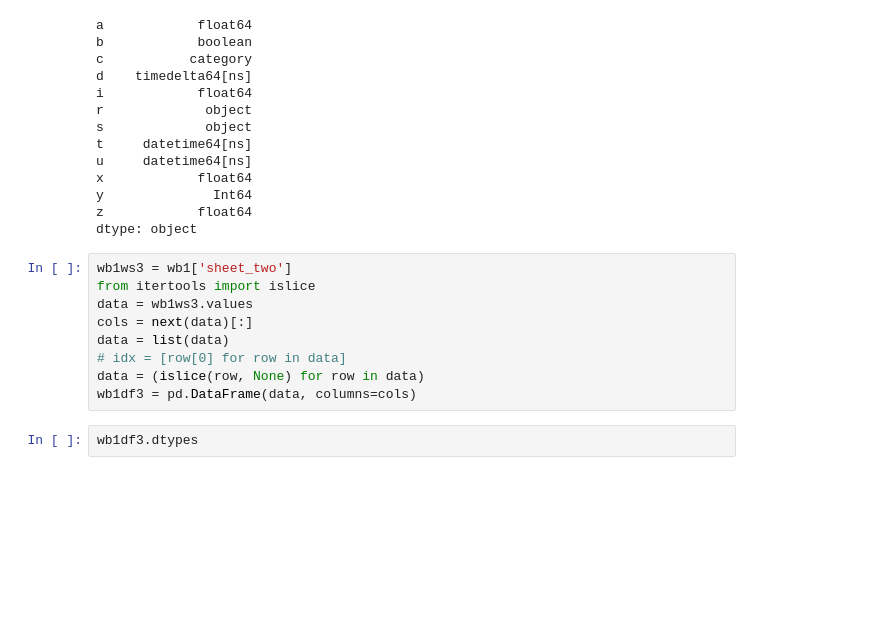
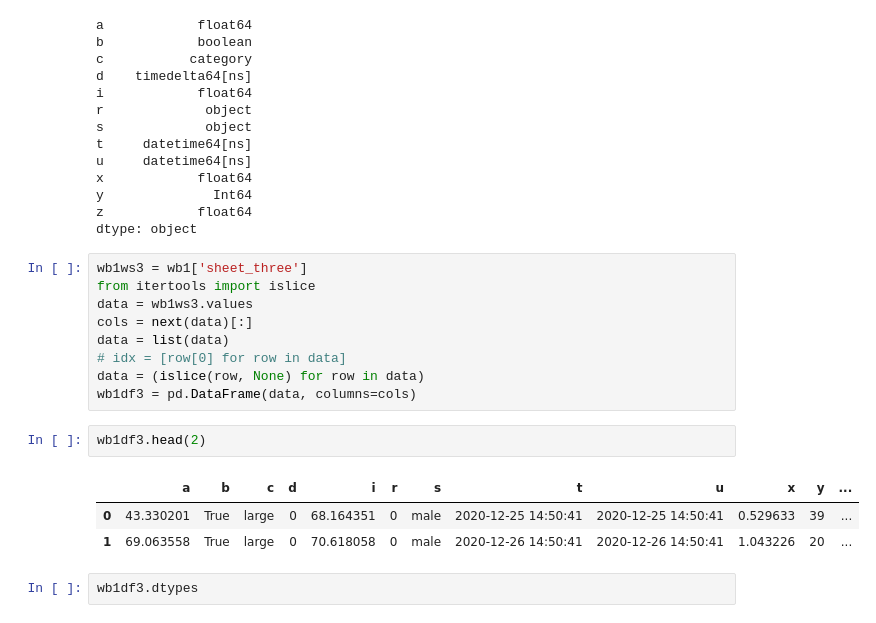
Before and after one commit to gillespilon/noob, a Jupyter notebook: 02_data_file_write.ipynb, the cells around one changed output. Cells and saved outputs as stored; diff of their text form; blank space fills up the shorter version.

```diff
--- a/02_data_file_write.ipynb
+++ b/02_data_file_write.ipynb
@@ -294,7 +293,7 @@ y              Int64
 z            float64
 dtype: object
 # %%
-wb1ws3 = wb1['sheet_two']
+wb1ws3 = wb1['sheet_three']
 from itertools import islice
 data = wb1ws3.values
 cols = next(data)[:]
@@ -302,6 +301,12 @@ data = list(data)
 # idx = [row[0] for row in data]
 data = (islice(row, None) for row in data)
 wb1df3 = pd.DataFrame(data, columns=cols)
+# %%
+wb1df3.head(2)
+# %% [output]
+|  | a | b | c | d | i | r | s | t | u | x | y | ... |
+| 0 | 43.330201 | True | large | 0 | 68.164351 | 0 | male | 2020-12-25 14:50:41 | 2020-12-25 14:50:41 | 0.529633 | 39 | ... |
+| 1 | 69.063558 | True | large | 0 | 70.618058 | 0 | male | 2020-12-26 14:50:41 | 2020-12-26 14:50:41 | 1.043226 | 20 | ... |
 # %%
 wb1df3.dtypes
 # %% [output]
```
Also changed, not shown: parts of 28 cells of this notebook.
